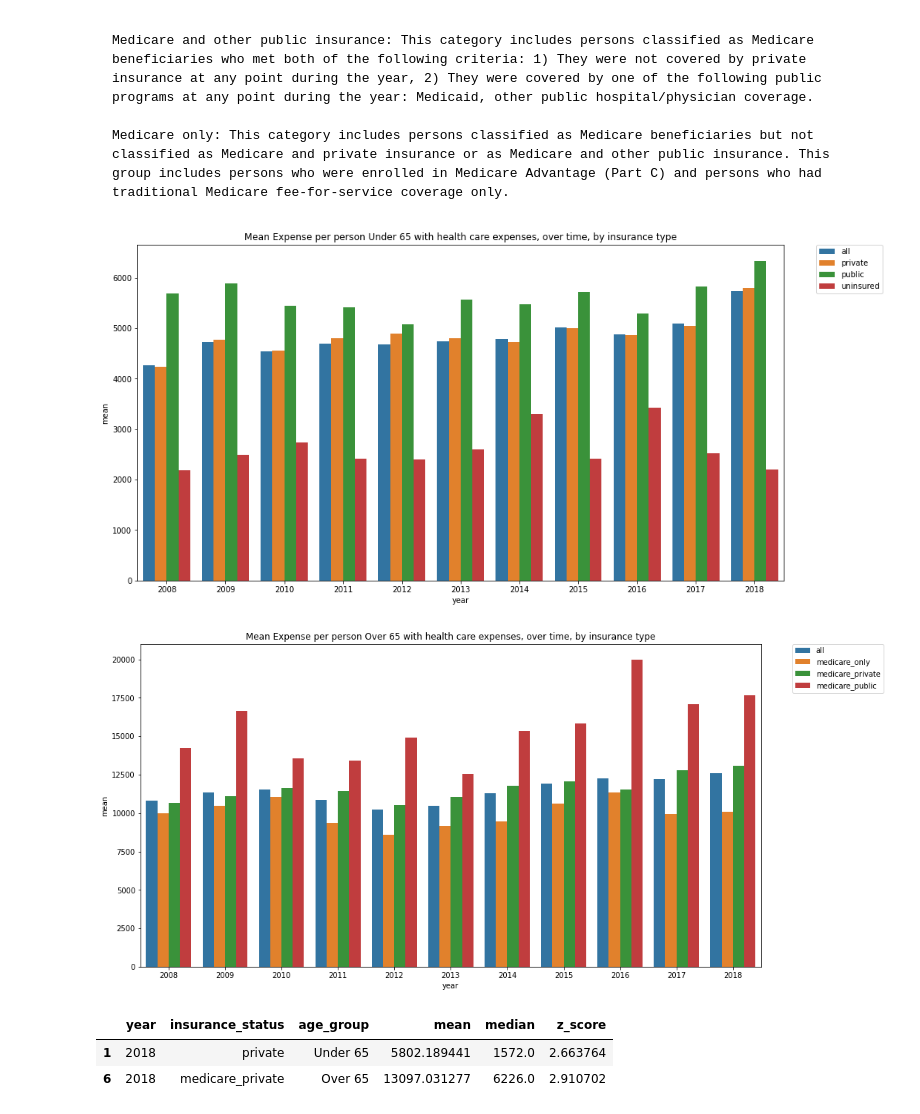
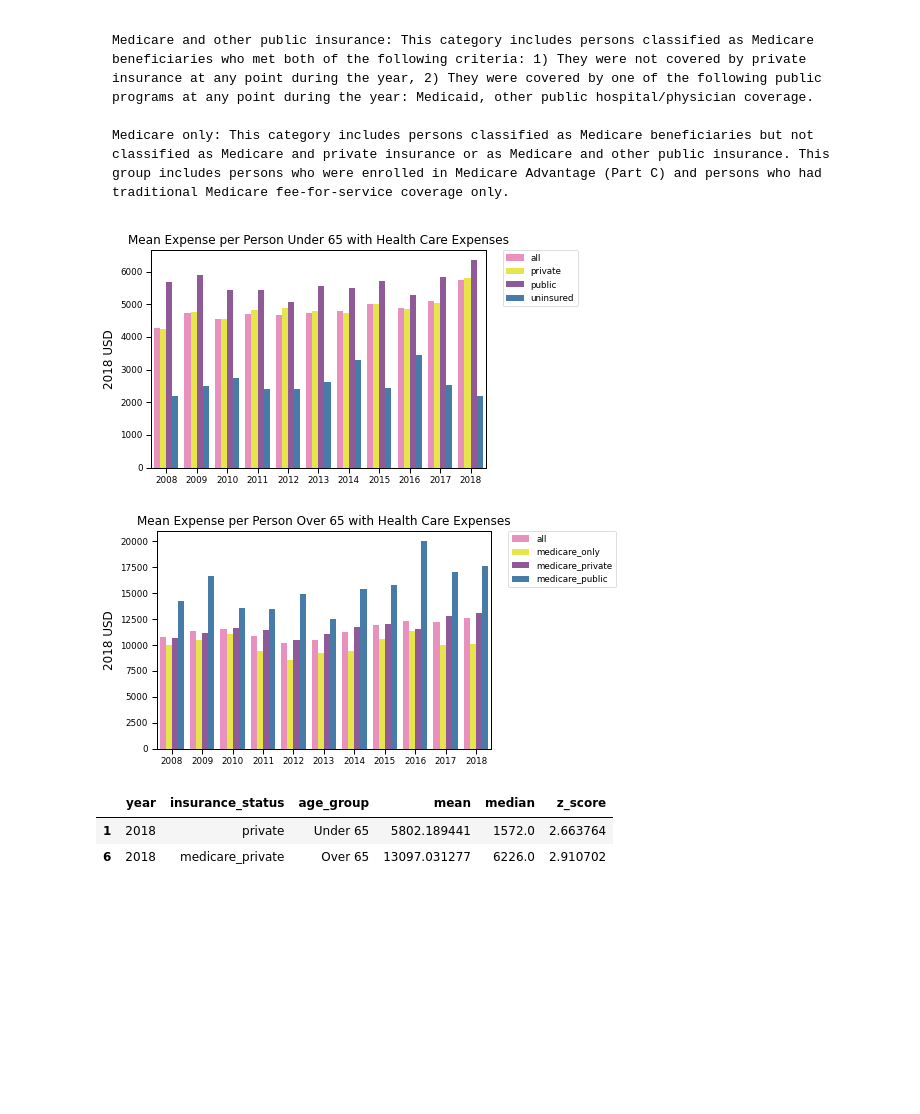
Before and after one commit to explore-meps/meps-analytics, a Jupyter notebook: research/population_overview/expenditures/health_care_expenses_over_the_decade.ipynb, the cells around one changed output. Saved outputs shown, nothing was run; the diff lists cells and outputs as text; code cells hidden in the pictures; blank space fills up the shorter version.

```diff
--- a/research/population_overview/expenditures/health_care_expenses_over_the_decade.ipynb
+++ b/research/population_overview/expenditures/health_care_expenses_over_the_decade.ipynb
@@ -77,6 +78,8 @@ services = [
     "Dental Services",
     "Home Health Care and Other Medical Services and Equipment",
 ]
+
+sns.set_context("paper", rc={"font.size":12,"axes.titlesize":12,"axes.labelsize":12, "axes.ticksize": 12})
 # %%
 # helpers
 def identify_outliers_by_age_service(df, field, z_threshold=2.5):
@@ -138,14 +141,17 @@ Percent of the U.S. civilian noninstitutionalized population, who had some expen
 any_exp_by_source_df = pd.DataFrame(expenses_analyzer.calculate_any_expenses())
 
 for service in services:
-    plt.figure(figsize=(15,8))
+    #plt.figure(figsize=(15,8))
     ax = sns.barplot(
         x="year",
         y="pct_with_expenses",
         hue="age_group",
-        data=any_exp_by_source_df.loc[(any_exp_by_source_df["services"]==service)]
+        data=any_exp_by_source_df.loc[(any_exp_by_source_df["services"]==service)],
     )
     plt.legend(bbox_to_anchor=(1.05, 1), loc=2, borderaxespad=0.)
-    ax.set_title(f"Percentages of persons with health care expenses, over time, by service type {service}")
+    ax.set_title("\n".join(wrap(f"Percentages of Persons with {service} Expenses", 60)))
+    ax.set(xlabel=None)
+    ax.set(ylabel="% of Population with Expenses")
+    plt.savefig(f"pct_expenses/pct_expenses_{service.lower().replace(' ', '_')}.png", bbox_inches='tight')
     plt.show()
 # %% [output]
@@ -206,14 +212,18 @@ Mean and Median annual expenditures of the U.S. civilian noninstitutionalized po
 expense_metrics_by_source_df = pd.DataFrame(expenses_analyzer.calculate_expenses_metrics())
 # %%
 for service in services:
-    plt.figure(figsize=(15,8))
+    #plt.figure(figsize=(15,8))
     ax = sns.barplot(
         x="year",
         y="mean",
         hue="age_group",
         data=expense_metrics_by_source_df.loc[(expense_metrics_by_source_df["services"]==service)]
     )
+
     plt.legend(bbox_to_anchor=(1.05, 1), loc=2, borderaxespad=0.)
-    ax.set_title(f"Mean expense per person with health care expenses, over time, by service type {service}")
+    ax.set_title("\n".join(wrap(f"Mean Expense Per Persons with {service} Expenses", 60)))
+    ax.set(xlabel=None)
+    ax.set(ylabel=f"{DATA_FILES_YEARS[0]} USD")
+    plt.savefig(f"mean_expenses/{service.lower().replace(' ', '_')}.png", bbox_inches='tight')
     plt.show()
 # %% [output]
@@ -243,14 +253,18 @@ identify_differences_in_age_groups(df=expense_metrics_by_source_df, field="mean"
 | 4 | Home Health Care and Other Medica... | 0.000003 |
 # %%
 for service in services:
-    plt.figure(figsize=(15,8))
+    #plt.figure(figsize=(15,8))
     ax = sns.barplot(
         x="year",
         y="median",
         hue="age_group",
         data=expense_metrics_by_source_df.loc[(expense_metrics_by_source_df["services"]==service)]
     )
+
     plt.legend(bbox_to_anchor=(1.05, 1), loc=2, borderaxespad=0.)
-    ax.set_title(f"Median expense per person with health care expenses, over time, by service type {service}")
+    ax.set_title("\n".join(wrap(f"Median Expense Per Persons with {service} Expenses", 60)))
+    ax.set(xlabel=None)
+    ax.set(ylabel=f"{DATA_FILES_YEARS[0]} USD")
+    plt.savefig(f"median_expenses/{service.lower().replace(' ', '_')}.png", bbox_inches='tight')
     plt.show()
 # %% [output]
@@ -305,21 +319,27 @@ Individuals age 65 and older were classified into the following three insurance
 # %%
 expense_metrics_by_insurance_df = pd.DataFrame(expenses_analyzer.calculate_expenses_metrics_by_insurance())
 # %%
+
 for age_group in ["Under 65", "Over 65"]:
 
-    plt.figure(figsize=(15,8))
+    #plt.figure(figsize=(15,8))
     ax = sns.barplot(
         x="year",
         y="mean",
         hue="insurance_status",
-        data=expense_metrics_by_insurance_df.loc[(expense_metrics_by_insurance_df["age_group"]==age_group)]
+        data=expense_metrics_by_insurance_df.loc[(expense_metrics_by_insurance_df["age_group"]==age_group)],
+        palette="Set1_r"
     )
+
     plt.legend(bbox_to_anchor=(1.05, 1), loc=2, borderaxespad=0.)
-    ax.set_title(f"Mean Expense per person {age_group} with health care expenses, over time, by insurance type")
+    ax.set_title("\n".join(wrap(f"Mean Expense per Person {age_group} with Health Care Expenses", 60)))
+    ax.set(xlabel=None)
+    ax.set(ylabel=f"{DATA_FILES_YEARS[0]} USD")
+    plt.savefig(f"insurance_expenses/mean_{age_group.lower().replace(' ', '_')}.png", bbox_inches='tight')
     plt.show()
 # %% [output]
-[figure, old version]
+[figure, new version]
-[figure, old version]
+[figure, new version]
 # %%
 identify_outliers_by_age_insurance(df=expense_metrics_by_insurance_df, field="mean", z_threshold=2.5)
 # %% [output]
```
Also changed, not shown: parts of 6 cells of this notebook, 22 other files.
